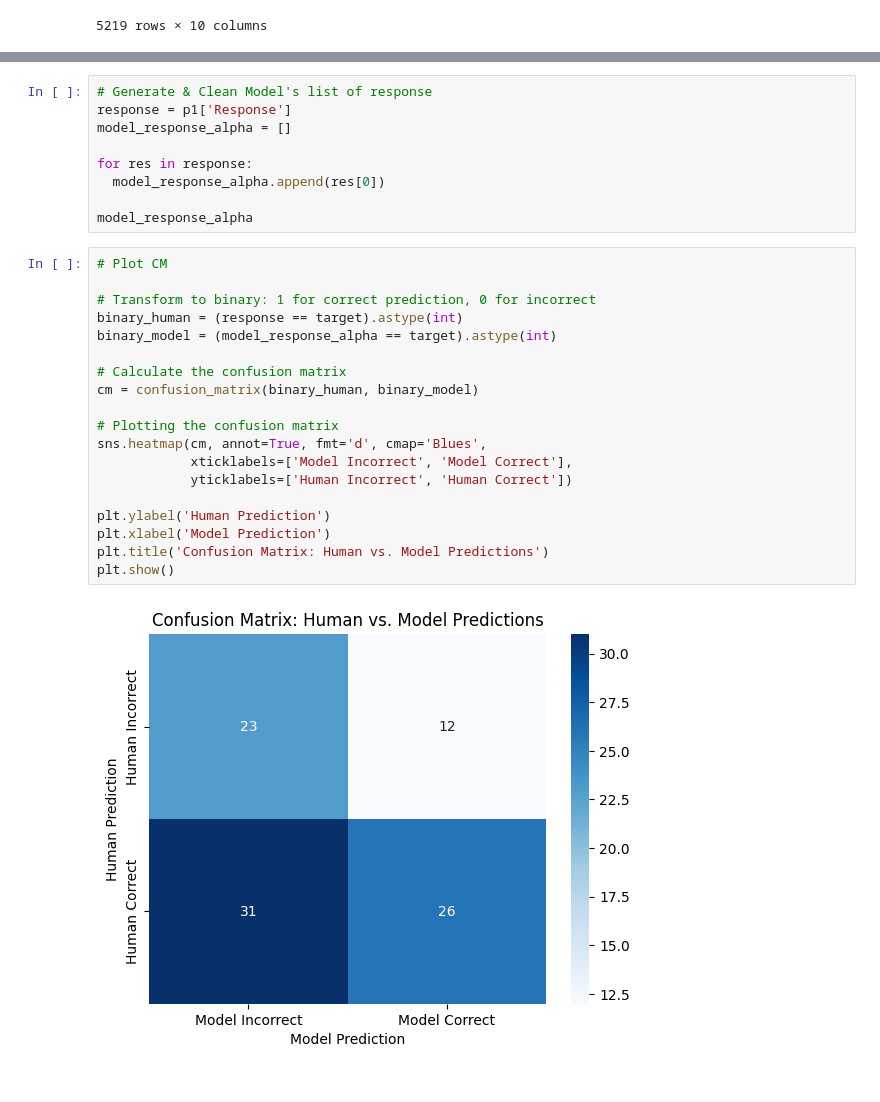
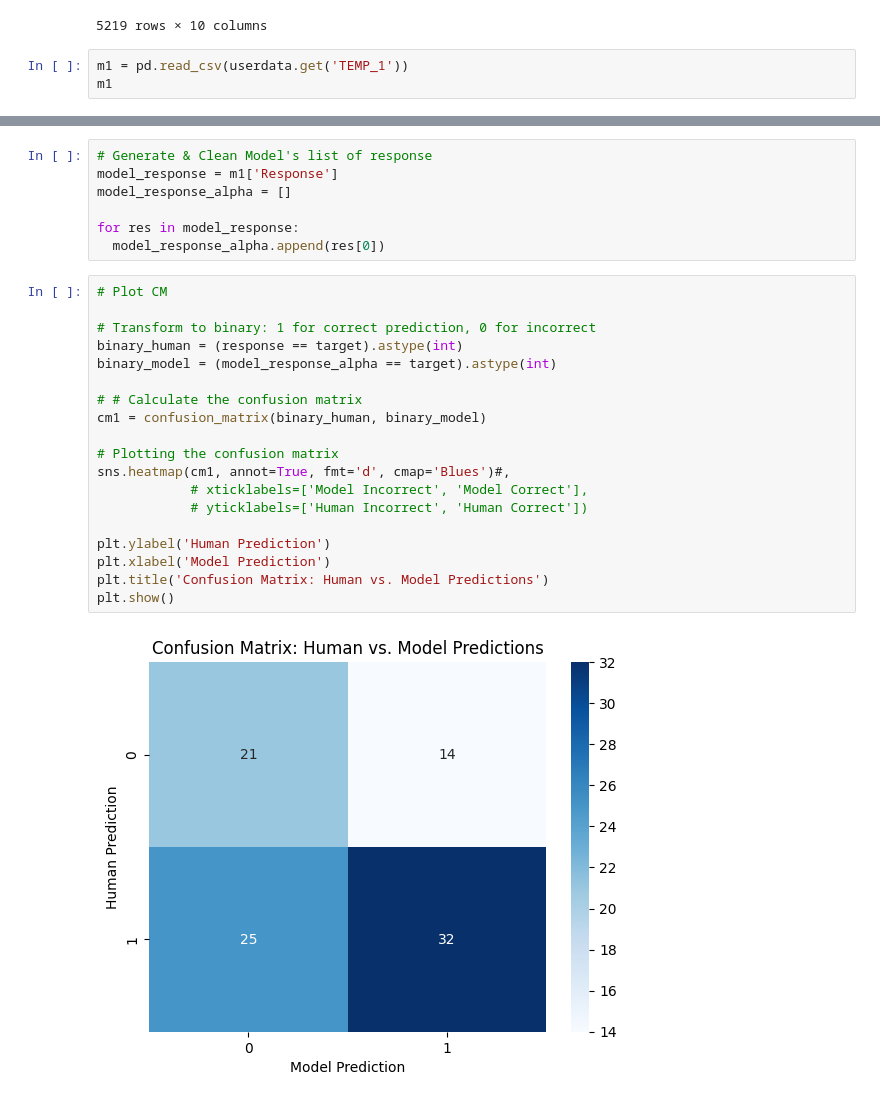
Before and after one commit to Gyp1127/episodic-GPT-research, a Jupyter notebook: analysis_event.ipynb, the cells around one changed output, grey strips where cells are left out. Saved outputs shown, nothing was run; the diff lists cells and outputs as text.

```diff
--- a/analysis_event.ipynb
+++ b/analysis_event.ipynb
@@ -39,3 +23,6 @@ experiments
 | 5217 | 5217 | ap-northeast-1:32c5b4cb-812d-4fad... | 69 | B | A | 0 | 27095 | 27113 | 27144 | 27065 |
 | 5218 | 5218 | ap-northeast-1:32c5b4cb-812d-4fad... | 70 | C | C | 1 | 27164 | 27117 | 27077 | 27166 |
 5219 rows × 10 columns
+# %%
+m1 = pd.read_csv(userdata.get('TEMP_1'))
+m1
@@ -51,30 +67,28 @@ experiments_offset = experiments_temp.index.min()
 # %%
 # Generate & Clean Model's list of response
-response = p1['Response']
+model_response = m1['Response']
 model_response_alpha = []
 
-for res in response:
+for res in model_response:
   model_response_alpha.append(res[0])
-
-model_response_alpha
 # %%
 # Plot CM
 
 # Transform to binary: 1 for correct prediction, 0 for incorrect
 binary_human = (response == target).astype(int)
 binary_model = (model_response_alpha == target).astype(int)
 
-# Calculate the confusion matrix
-cm = confusion_matrix(binary_human, binary_model)
+# # Calculate the confusion matrix
+cm1 = confusion_matrix(binary_human, binary_model)
 
 # Plotting the confusion matrix
-sns.heatmap(cm, annot=True, fmt='d', cmap='Blues',
-            xticklabels=['Model Incorrect', 'Model Correct'],
-            yticklabels=['Human Incorrect', 'Human Correct'])
+sns.heatmap(cm1, annot=True, fmt='d', cmap='Blues')#,
+            # xticklabels=['Model Incorrect', 'Model Correct'],
+            # yticklabels=['Human Incorrect', 'Human Correct'])
 
 plt.ylabel('Human Prediction')
 plt.xlabel('Model Prediction')
 plt.title('Confusion Matrix: Human vs. Model Predictions')
 plt.show()
 # %% [output]
-[figure, old version]
+[figure, new version]
```
Also changed, not shown: parts of 37 cells of this notebook.
